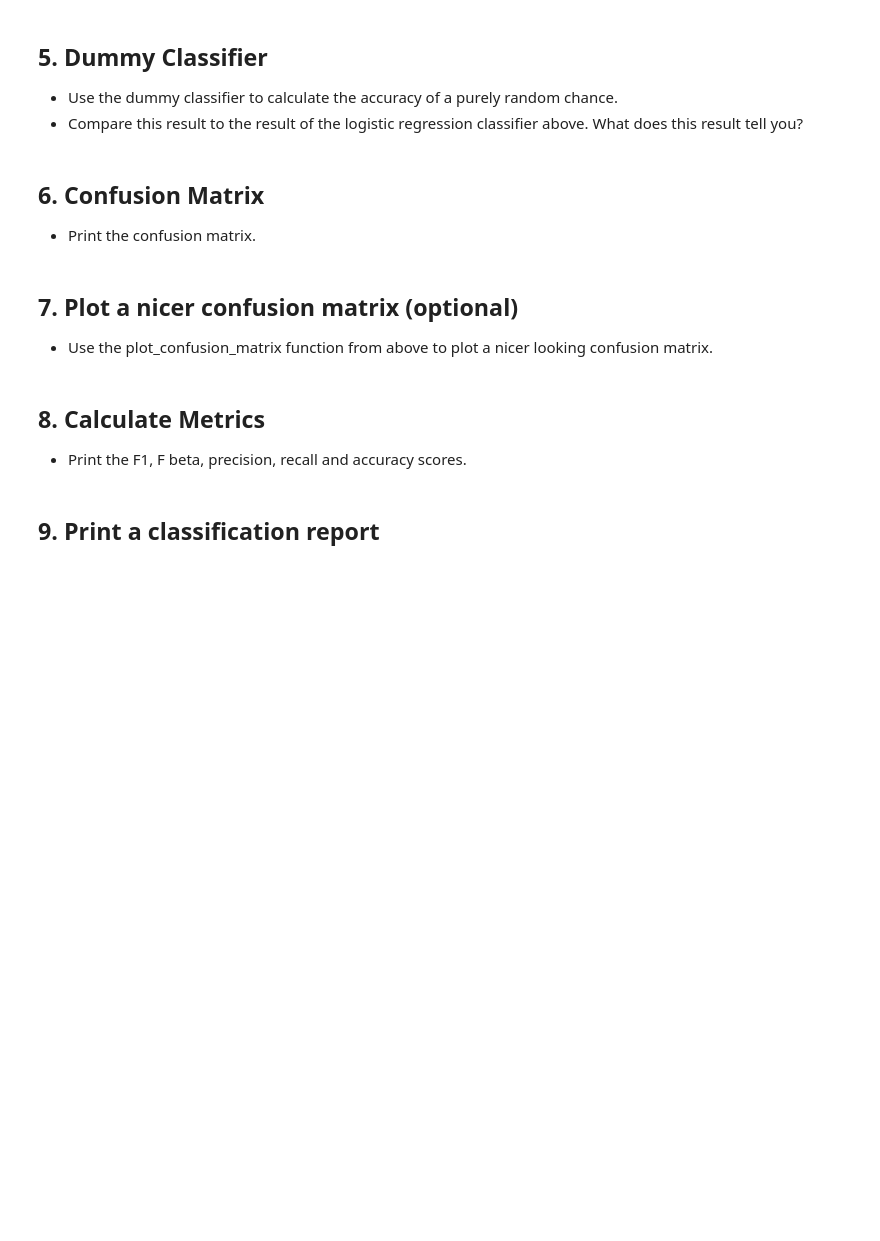
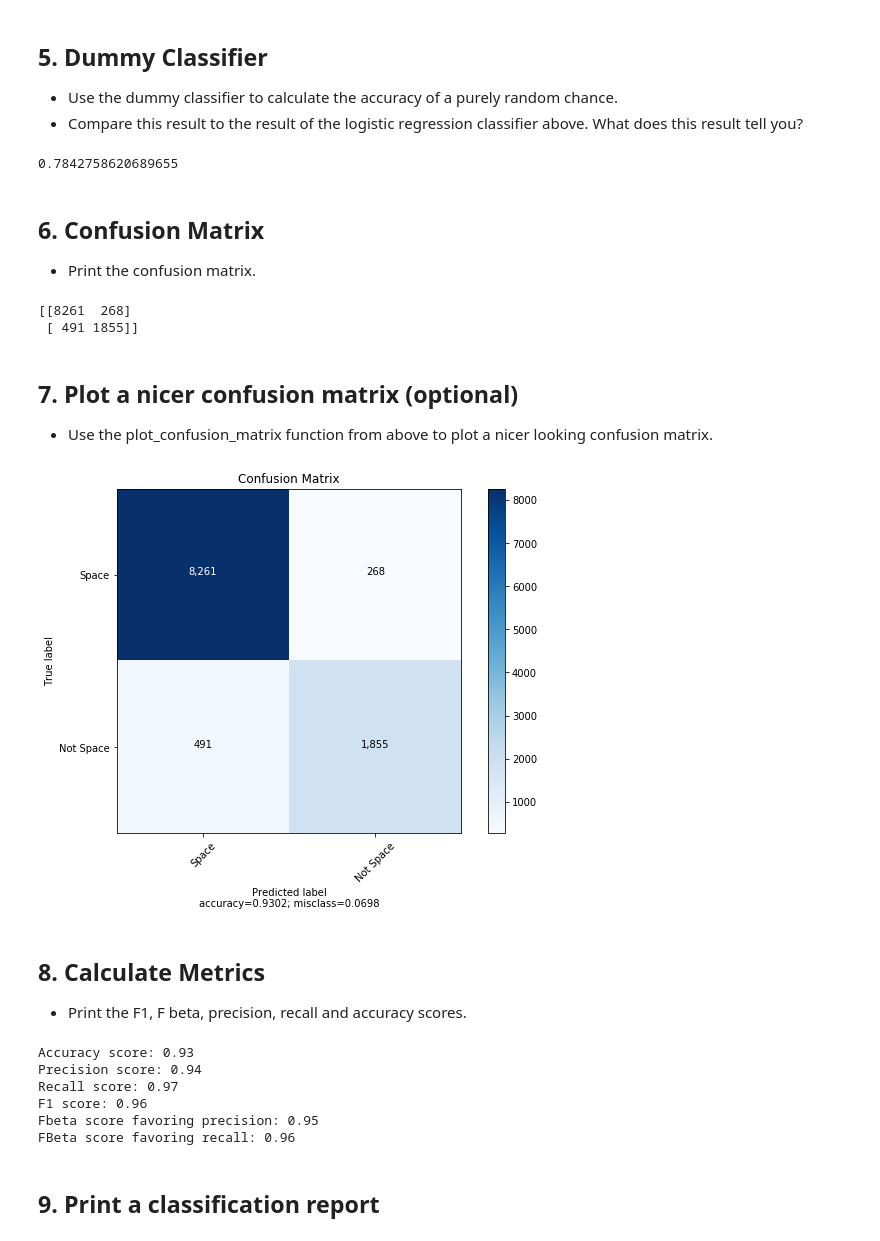
Before and after one commit to ssmcnatt/assignments, a Jupyter notebook: analyzing-model-performance.ipynb, the cells around one changed output. Drawn from its saved outputs; the diff is of its cells as text; code cells hidden in the pictures; blank space fills up the shorter version.

```diff
--- a/analyzing-model-performance.ipynb
+++ b/analyzing-model-performance.ipynb
@@ -104,0 +131,8 @@ train_df
+# %%
+X = train_df.drop(columns=['class'])
+y = train_df['class']
+# %%
+# Split into class 1 and all other classes
+y_2 = y.copy()
+y_2[y_2 != 1] = 0
+y_2[y_2 == 1] = 1
@@ -106,3 +146,8 @@ train_df
 ## 3. Create the model
 * Instantiate a Logistic Regression classifier with a lbfgs solver.
 * Fit the classifier to the data.
+# %%
+X_train, X_test, y_train, y_test = train_test_split(X, y_2, random_state=42)
+
+lr = LogisticRegression(solver='lbfgs')
+lr.fit(X_train, y_train)
@@ -113,9 +168,23 @@ train_df
 ## 5. Dummy Classifier
 * Use the dummy classifier to calculate the accuracy of a purely random chance.
 * Compare this result to the result of the logistic regression classifier above. What does this result tell you?
+# %%
+dummy = DummyClassifier(strategy = 'most_frequent')
+dummy.fit(X_train, y_train)
+dummy.score(X_test, y_test)
+# %% [output]
+0.7842758620689655
 # %% [markdown]
 ## 6. Confusion Matrix
 * Print the confusion matrix.
+# %%
+predictions = lr.predict(X_test)
+
+confusion = confusion_matrix(y_test, predictions, labels=[1, 0])
+print(confusion)
+# %% [output]
+[[8261  268]
+ [ 491 1855]]
 # %% [markdown]
 ## 7. Plot a nicer confusion matrix (optional)
 * Use the plot_confusion_matrix function from above to plot a nicer looking confusion matrix.
@@ -122,5 +269,30 @@ train_df
+# %%
+plot_confusion_matrix(cm=confusion, target_names = ['Space', 'Not Space'], title = 'Confusion Matrix',normalize=False)
+# %% [output]
+[figure, added]
 # %% [markdown]
 ## 8. Calculate Metrics
 * Print the F1, F beta, precision, recall and accuracy scores.
+# %%
+accuracy = accuracy_score(y_test, predictions)
+precision = precision_score(y_test, predictions)
+recall = recall_score(y_test, predictions)
+f1 = f1_score(y_test, predictions)
+fbeta_precision = fbeta_score(y_test, predictions, 0.5)
+fbeta_recall = fbeta_score(y_test, predictions, 2)
+
+print('Accuracy score: {:.2f}'.format(accuracy))
+print('Precision score: {:.2f}'.format(precision))
+print('Recall score: {:.2f}'.format(recall))
+print('F1 score: {:.2f}'.format(f1))
+print('Fbeta score favoring precision: {:.2f}'.format(fbeta_precision))
+print('FBeta score favoring recall: {:.2f}'.format(fbeta_recall))
+# %% [output]
+Accuracy score: 0.93
+Precision score: 0.94
+Recall score: 0.97
+F1 score: 0.96
+Fbeta score favoring precision: 0.95
+FBeta score favoring recall: 0.96
 # %% [markdown]
 ## 9. Print a classification report
```
Also changed, not shown: parts of 28 cells of this notebook, 2 other files.
